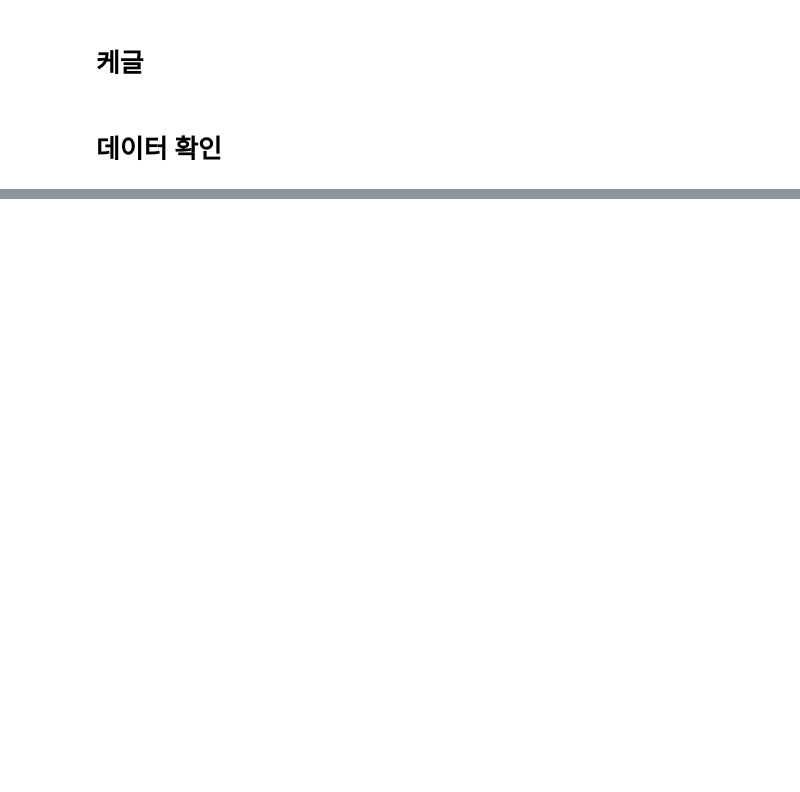
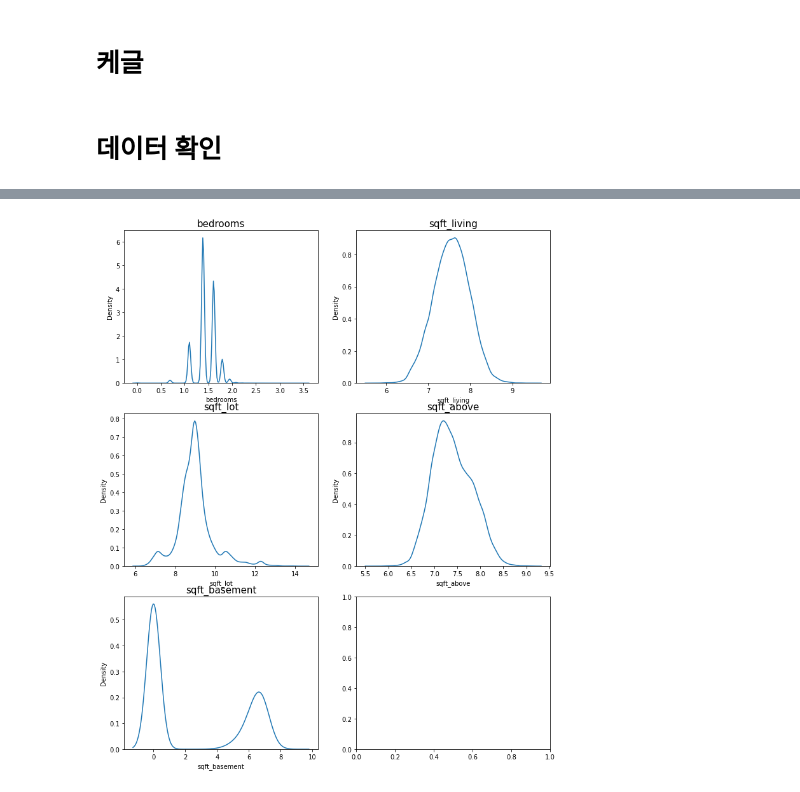
Before and after one commit to HSC-1/aiffel_achieve, a Jupyter notebook: (E9)keggle.ipynb, the cells around one changed output, grey strips where cells are left out. Saved outputs shown, nothing was run; the diff lists cells and outputs as text; code cells hidden in the pictures; blank space fills up the shorter version.

```diff
--- a/(E9)keggle.ipynb
+++ b/(E9)keggle.ipynb
@@ -16,0 +75,3 @@ sales = pd.read_csv('')
+# %%
+for c in data.columns:
+    print('{} : {}'.format(c, len(data.loc[pd.isnull(data[c]), c].values)))
@@ -16,0 +145,13 @@ sales = pd.read_csv('')
+# %%
+fig, ax = plt.subplots(3, 2, figsize=(12, 15))
+
+count = 0
+for row in range(3):
+    for col in range(2):
+        if count == 5:
+            break
+        sns.kdeplot(data[skew_columns[count]], ax=ax[row][col])
+        ax[row][col].set_title(skew_columns[count], fontsize=15)
+        count += 1
+# %% [output]
+[figure, added]
```
Also changed, not shown: parts of 26 cells of this notebook, 1 other file.
